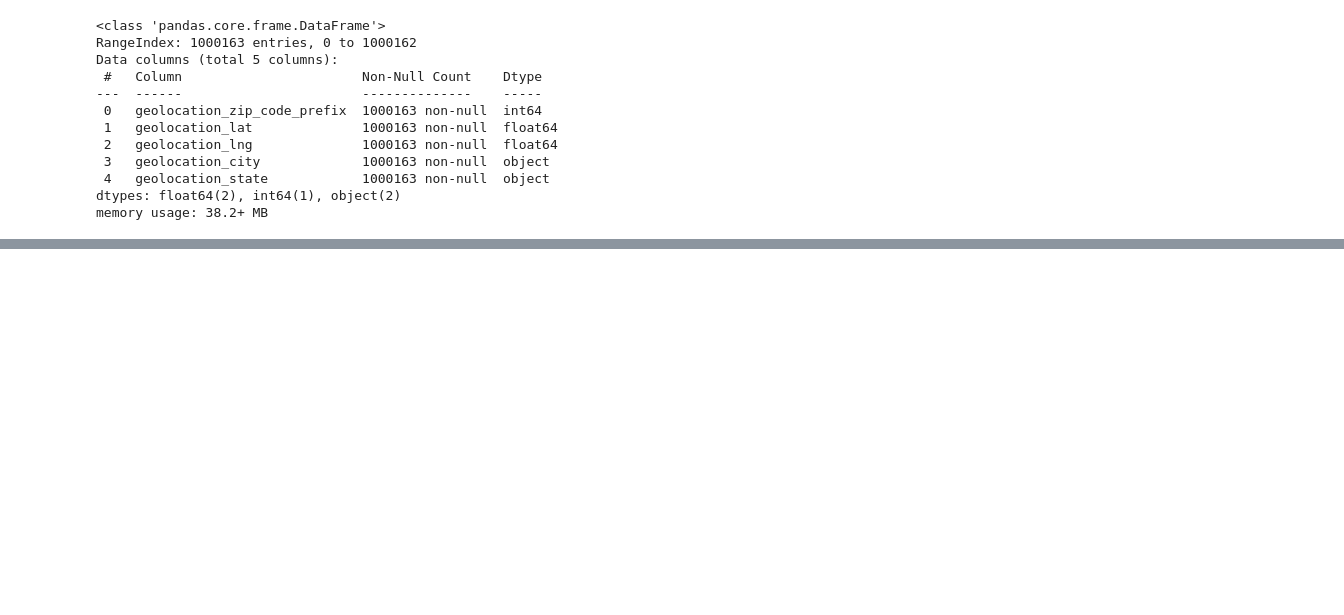
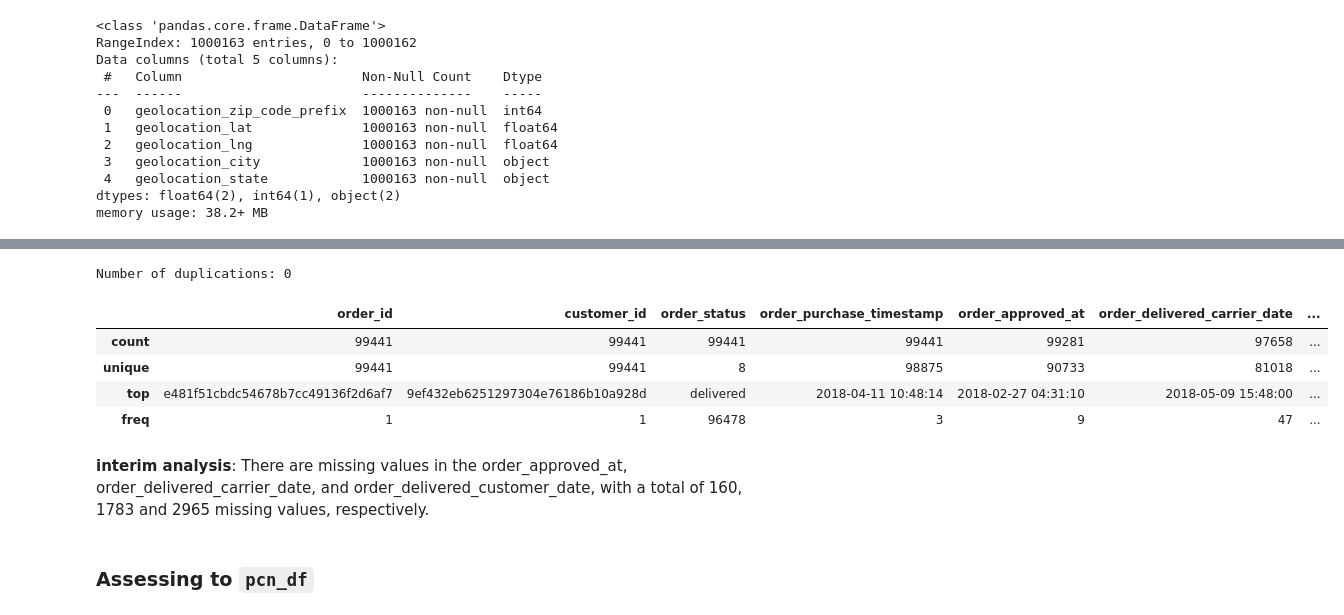
Before and after one commit to naufalmuafi/e-commerce_analysis_project, a Jupyter notebook: main.ipynb, the cells around one changed output, grey strips where cells are left out. Cells and saved outputs as stored; diff of their text form; code cells hidden in the pictures; blank space fills up the shorter version.

```diff
--- a/main.ipynb
+++ b/main.ipynb
@@ -206,0 +341,14 @@ Number of duplications: 0
+# %%
+print(f"\nNumber of duplications: {orders_df.duplicated().sum()}")
+orders_df.describe()
+# %% [output]
+Number of duplications: 0
+|  | order_id | customer_id | order_status | order_purchase_timestamp | order_approved_at | order_delivered_carrier_date | ... |
+| count | 99441 | 99441 | 99441 | 99441 | 99281 | 97658 | ... |
+| unique | 99441 | 99441 | 8 | 98875 | 90733 | 81018 | ... |
+| top | e481f51cbdc54678b7cc49136f2d6af7 | 9ef432eb6251297304e76186b10a928d | delivered | 2018-04-11 10:48:14 | 2018-02-27 04:31:10 | 2018-05-09 15:48:00 | ... |
+| freq | 1 | 1 | 96478 | 3 | 9 | 47 | ... |
+# %% [markdown]
+**interim analysis**: There are missing values in the order_approved_at, order_delivered_carrier_date, and order_delivered_customer_date, with a total of 160, 1783 and 2965 missing values, respectively.
+# %% [markdown]
+### Assessing to `pcn_df`
```
Also changed, not shown: parts of 22 cells of this notebook.
